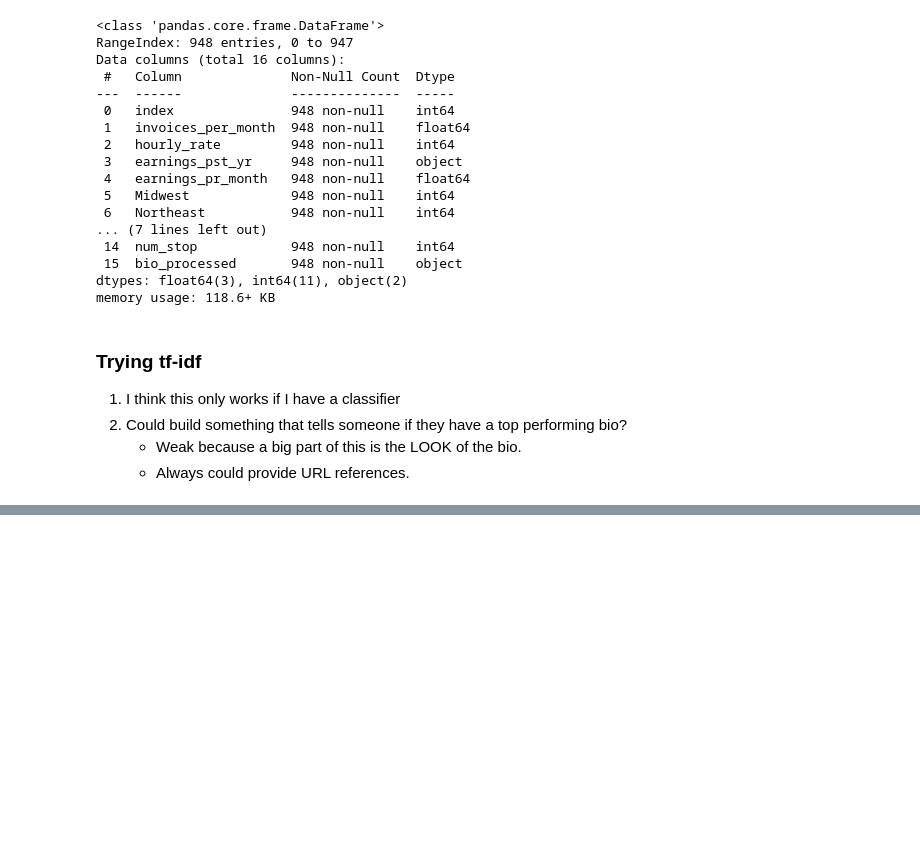
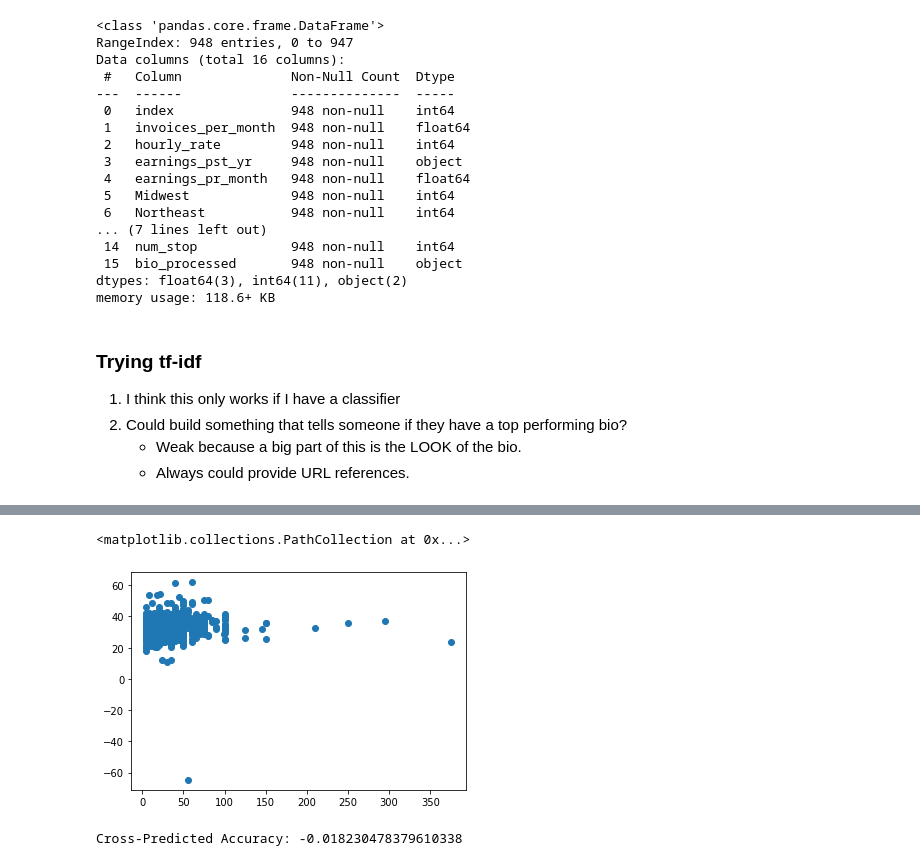
Before and after one commit to lmgibson/MyRate, a Jupyter notebook: notebooks/model_training.ipynb, the cells around one changed output, grey strips where cells are left out. Saved outputs shown, nothing was run; the diff lists cells and outputs as text; code cells hidden in the pictures; blank space fills up the shorter version.

```diff
--- a/notebooks/model_training.ipynb
+++ b/notebooks/model_training.ipynb
@@ -76,0 +142,10 @@ analyze(analysis_dt.bio_processed[1])
+# %%
+# Modeling
+# Reference: https://scikit-learn.org/stable/auto_examples/linear_model/plot_ols.html#sphx-glr-auto-examples-linear-model-plot-ols-py
+
+
+# Create linear regression object
+lm = linear_model.LinearRegression()
+
+# Train model on training data
+model = lm.fit(X_train, y_train)
@@ -76,0 +158,13 @@ analyze(analysis_dt.bio_processed[1])
+# %%
+# Make cross validated predictions
+predictions = cross_val_predict(model, X_train, y_train, cv=5)
+plt.scatter(y_train, predictions)
+# %% [output]
+<matplotlib.collections.PathCollection at 0x...>
+[figure, added]
+# %%
+# Checking R2
+accuracy = metrics.r2_score(y_train, predictions)
+print("Cross-Predicted Accuracy:", accuracy)
+# %% [output]
+Cross-Predicted Accuracy: -0.018230478379610338
```
Also changed, not shown: parts of 11 cells of this notebook, 1 other file.
